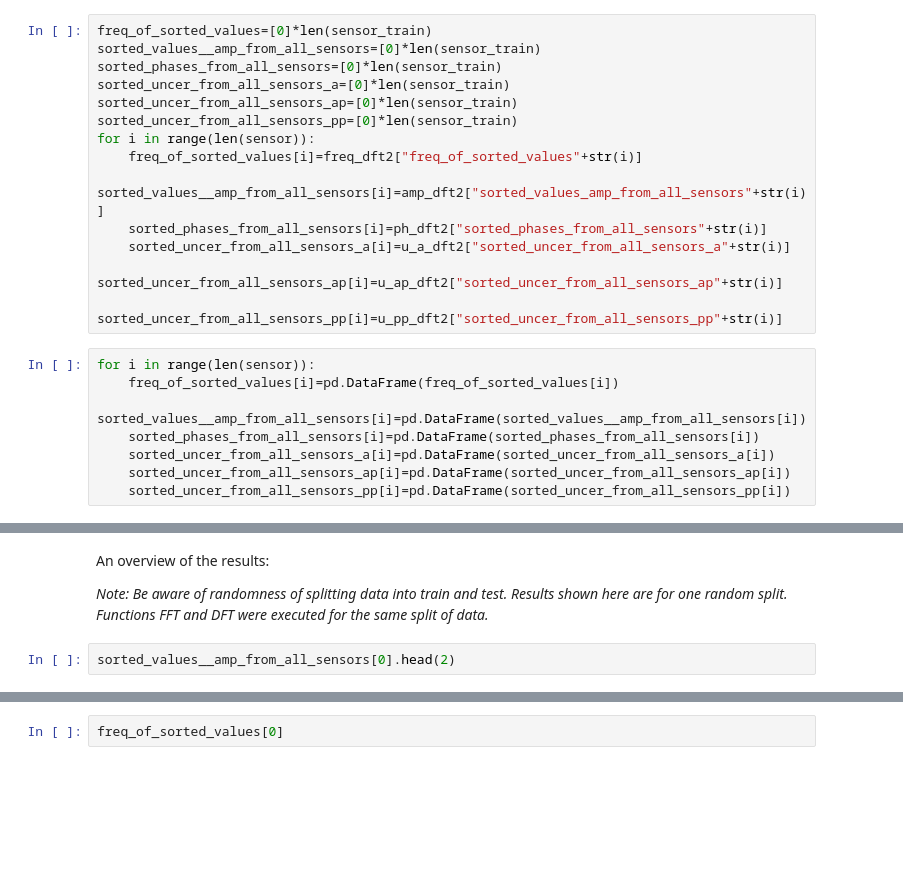
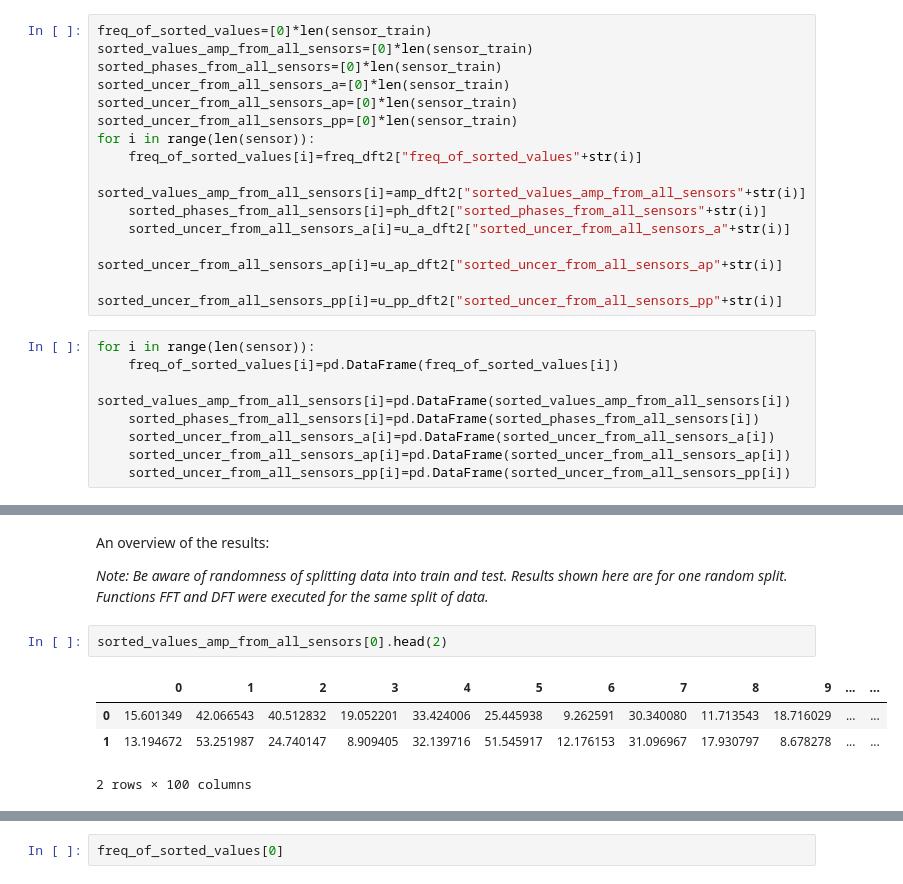
Before and after one commit to harislulic/ZeMA-machine-learning-tutorials, a Jupyter notebook: 2_FFT&DFT.ipynb, the cells around one changed output, grey strips where cells are left out. Drawn from its saved outputs; the diff is of its cells as text; blank space fills up the shorter version.

```diff
--- a/2_FFT&DFT.ipynb
+++ b/2_FFT&DFT.ipynb
@@ -401,14 +405,14 @@ u_ap_dft2= h5py.File("DFTSorted_uncer_from_all_sensors_ap.hdf5","r")
 u_pp_dft2= h5py.File("DFTSorted_uncer_from_all_sensors_pp.hdf5","r")
 # %%
 freq_of_sorted_values=[0]*len(sensor_train)
-sorted_values__amp_from_all_sensors=[0]*len(sensor_train)
+sorted_values_amp_from_all_sensors=[0]*len(sensor_train)
 sorted_phases_from_all_sensors=[0]*len(sensor_train)
 sorted_uncer_from_all_sensors_a=[0]*len(sensor_train)
 sorted_uncer_from_all_sensors_ap=[0]*len(sensor_train)
 sorted_uncer_from_all_sensors_pp=[0]*len(sensor_train)
 for i in range(len(sensor)):
     freq_of_sorted_values[i]=freq_dft2["freq_of_sorted_values"+str(i)]
-    sorted_values__amp_from_all_sensors[i]=amp_dft2["sorted_values_amp_from_all_sensors"+str(i)]
+    sorted_values_amp_from_all_sensors[i]=amp_dft2["sorted_values_amp_from_all_sensors"+str(i)]
     sorted_phases_from_all_sensors[i]=ph_dft2["sorted_phases_from_all_sensors"+str(i)]
     sorted_uncer_from_all_sensors_a[i]=u_a_dft2["sorted_uncer_from_all_sensors_a"+str(i)]
     sorted_uncer_from_all_sensors_ap[i]=u_ap_dft2["sorted_uncer_from_all_sensors_ap"+str(i)]
@@ -416,7 +420,7 @@ for i in range(len(sensor)):
 # %%
 for i in range(len(sensor)):
     freq_of_sorted_values[i]=pd.DataFrame(freq_of_sorted_values[i])
-    sorted_values__amp_from_all_sensors[i]=pd.DataFrame(sorted_values__amp_from_all_sensors[i])
+    sorted_values_amp_from_all_sensors[i]=pd.DataFrame(sorted_values_amp_from_all_sensors[i])
     sorted_phases_from_all_sensors[i]=pd.DataFrame(sorted_phases_from_all_sensors[i])
     sorted_uncer_from_all_sensors_a[i]=pd.DataFrame(sorted_uncer_from_all_sensors_a[i])
     sorted_uncer_from_all_sensors_ap[i]=pd.DataFrame(sorted_uncer_from_all_sensors_ap[i])
@@ -481,6 +466,11 @@ An overview of the results:
 
 *Note: Be aware of randomness of splitting data into train and test. Results shown here are for one random split. Functions FFT and DFT were executed for the same split of data.*
 # %%
-sorted_values__amp_from_all_sensors[0].head(2)
+sorted_values_amp_from_all_sensors[0].head(2)
+# %% [output]
+|  | 0 | 1 | 2 | 3 | 4 | 5 | 6 | 7 | 8 | 9 | ... | ... |
+| 0 | 15.601349 | 42.066543 | 40.512832 | 19.052201 | 33.424006 | 25.445938 | 9.262591 | 30.340080 | 11.713543 | 18.716029 | ... | ... |
+| 1 | 13.194672 | 53.251987 | 24.740147 | 8.909405 | 32.139716 | 51.545917 | 12.176153 | 31.096967 | 17.930797 | 8.678278 | ... | ... |
+2 rows × 100 columns
 # %%
 sorted_uncer_from_all_sensors_a[0].head(2)
```
Also changed, not shown: parts of 11 cells of this notebook, 2 other files.
